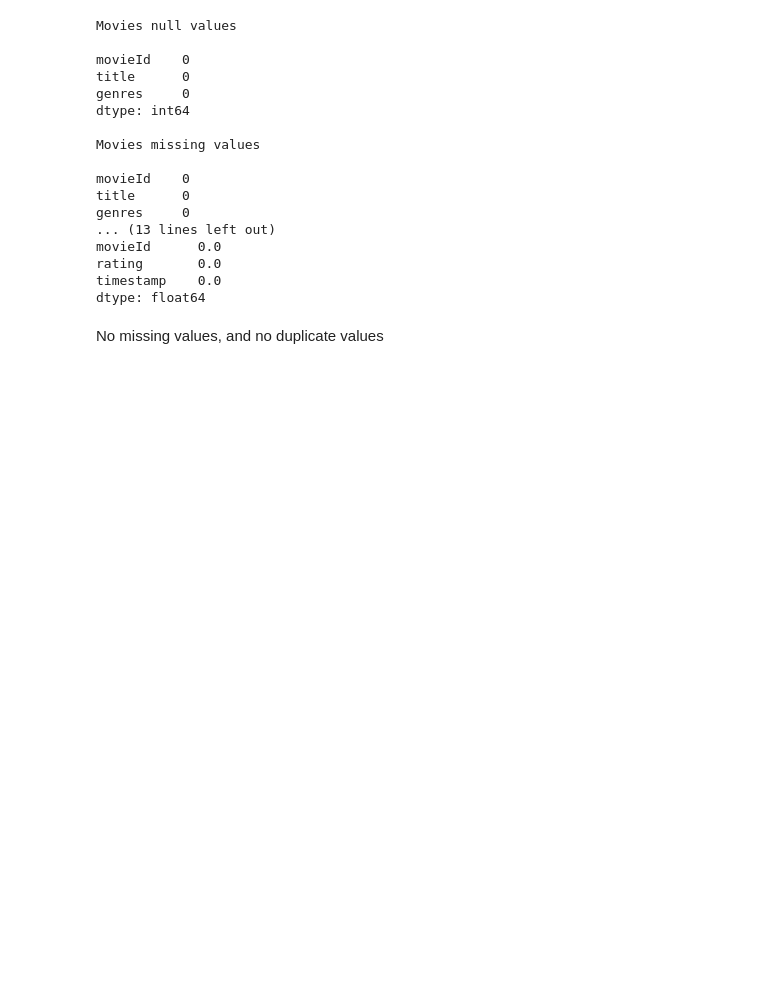
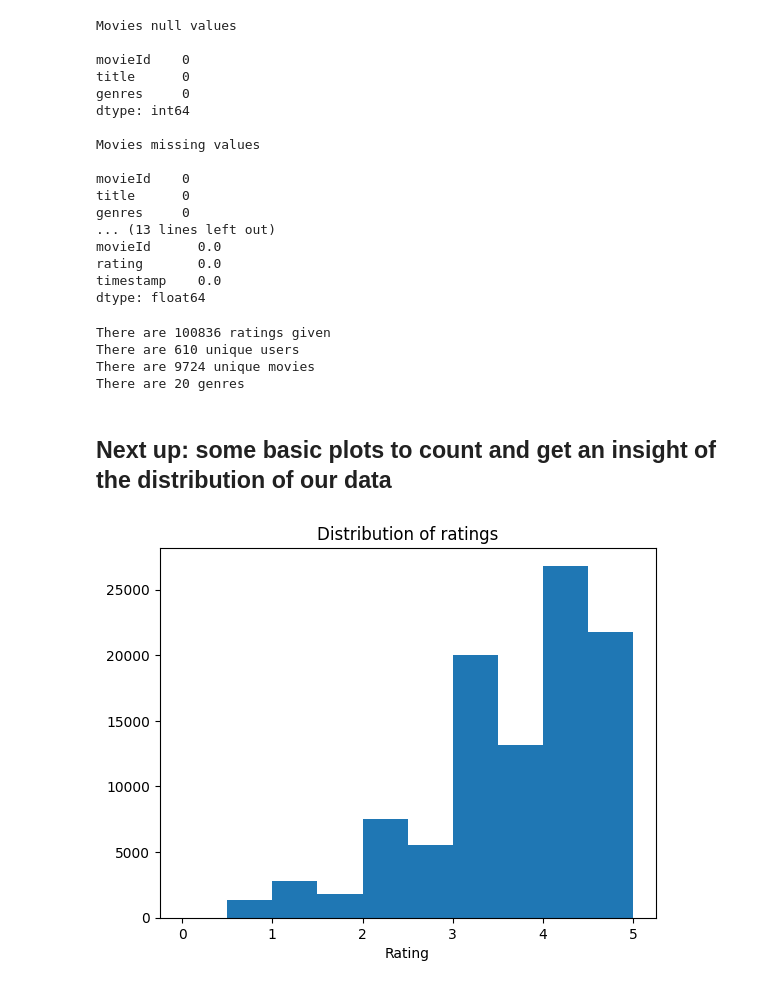
Before and after one commit to IkkiVD/MovieRS, a Jupyter notebook: analysis.ipynb, the cells around one changed output. Saved outputs shown, nothing was run; the diff lists cells and outputs as text; code cells hidden in the pictures; blank space fills up the shorter version.

```diff
--- a/analysis.ipynb
+++ b/analysis.ipynb
@@ -34,5 +36,33 @@ movieId      0.0
 rating       0.0
 timestamp    0.0
 dtype: float64
-# %% [markdown]
-No missing values, and no duplicate values
+# %%
+print(f"There are {len(ratings)} ratings given")
+
+unique_users = len(ratings["userId"].unique())
+print(f"There are {unique_users} unique users")
+
+unique_movies = len(ratings["movieId"].unique())
+print(f"There are {unique_movies} unique movies")
+
+unique_genres = set()
+
+genres = movies["genres"]
+for genre in genres:
+    unique_genres.update(genre.split("|"))
+
+print(f"There are {len(unique_genres)} genres")
+# %% [output]
+There are 100836 ratings given
+There are 610 unique users
+There are 9724 unique movies
+There are 20 genres
+# %% [markdown]
+## Next up: some basic plots to count and get an insight of the distribution of our data
+# %%
+plt.hist(ratings["rating"], bins=[0, 0.5, 1, 1.5, 2, 2.5, 3, 3.5, 4, 4.5, 5])
+plt.title("Distribution of ratings")
+plt.xlabel("Rating")
+plt.show()
+# %% [output]
+[figure, added]
```
Also changed, not shown: parts of 11 cells of this notebook, 4 other files.
